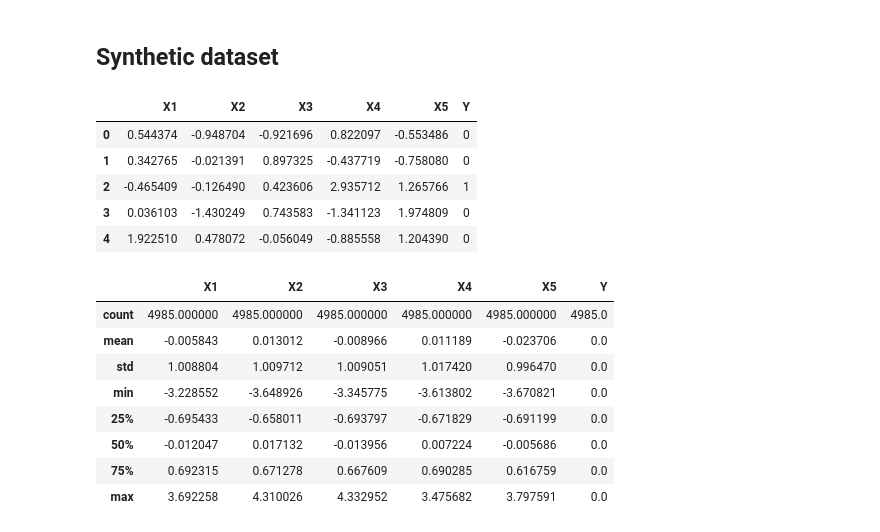
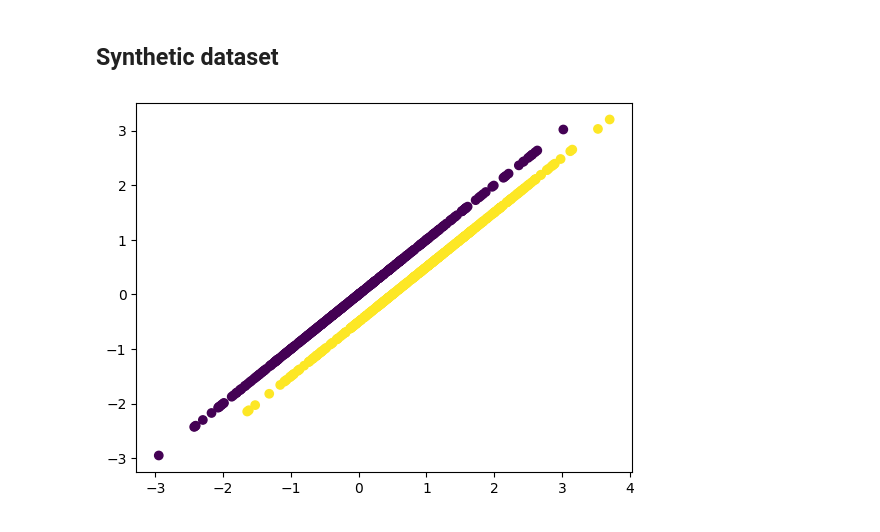
Before and after one commit to kwolny1/cyclic_coordinate_descent_algorithm, a Jupyter notebook: LogRegCCD_notebook.ipynb, the cells around one changed output. Drawn from its saved outputs; the diff is of its cells as text; code cells hidden in the pictures.

```diff
--- a/LogRegCCD_notebook.ipynb
+++ b/LogRegCCD_notebook.ipynb
@@ -49,7 +186,7 @@ def generate_synthetic_data(p, n, d, g):
     """
 
     # Generate binry class variable
-    Y = np.random.binomial(1, p, size=n)
+    y = np.random.binomial(1, p, size=n)
 
     # Define means for multivariate normal distribution
     mean_0 = np.zeros(d)
@@ -61,38 +198,22 @@ def generate_synthetic_data(p, n, d, g):
 
     # Create DataFrame
     X = np.array([
-        np.random.multivariate_normal(mean_1 if y == 1 else mean_0, S)
-        for y in Y
+        np.random.multivariate_normal(mean_1 if y_id == 1 else mean_0, S)
+        for y_id in y
     ])
     columns = [f'X{i+1}' for i in range(d)]
-    df = pd.DataFrame(X, columns=columns)
-    df['Y'] = Y
+    X = pd.DataFrame(X, columns=columns)
 
-    return df
+    return X, y
 # %%
+np.random.seed(42)
 p = 0.5
-n = 10000
-d = 5
-g = 0.1
+n = 1000
+d = 2
+g = 1
 
-synthetic_df = generate_synthetic_data(p, n, d, g)
-synthetic_df.head()
+synthetic_X, synthetic_y = generate_synthetic_data(p, n, d, g)
+plt.scatter(synthetic_X["X1"], synthetic_X["X2"], c=synthetic_y)
+plt.show()
 # %% [output]
-|  | X1 | X2 | X3 | X4 | X5 | Y |
-| 0 | 0.544374 | -0.948704 | -0.921696 | 0.822097 | -0.553486 | 0 |
-| 1 | 0.342765 | -0.021391 | 0.897325 | -0.437719 | -0.758080 | 0 |
-| 2 | -0.465409 | -0.126490 | 0.423606 | 2.935712 | 1.265766 | 1 |
-| 3 | 0.036103 | -1.430249 | 0.743583 | -1.341123 | 1.974809 | 0 |
-| 4 | 1.922510 | 0.478072 | -0.056049 | -0.885558 | 1.204390 | 0 |
+[figure, added]
-# %%
-synthetic_df[synthetic_df["Y"]==0].describe()
-# %% [output]
-|  | X1 | X2 | X3 | X4 | X5 | Y |
-| count | 4985.000000 | 4985.000000 | 4985.000000 | 4985.000000 | 4985.000000 | 4985.0 |
-| mean | -0.005843 | 0.013012 | -0.008966 | 0.011189 | -0.023706 | 0.0 |
-| std | 1.008804 | 1.009712 | 1.009051 | 1.017420 | 0.996470 | 0.0 |
-| min | -3.228552 | -3.648926 | -3.345775 | -3.613802 | -3.670821 | 0.0 |
-| 25% | -0.695433 | -0.658011 | -0.693797 | -0.671829 | -0.691199 | 0.0 |
-| 50% | -0.012047 | 0.017132 | -0.013956 | 0.007224 | -0.005686 | 0.0 |
-| 75% | 0.692315 | 0.671278 | 0.667609 | 0.690285 | 0.616759 | 0.0 |
-| max | 3.692258 | 4.310026 | 4.332952 | 3.475682 | 3.797591 | 0.0 |
```
Also changed, not shown: parts of 10 cells of this notebook.
